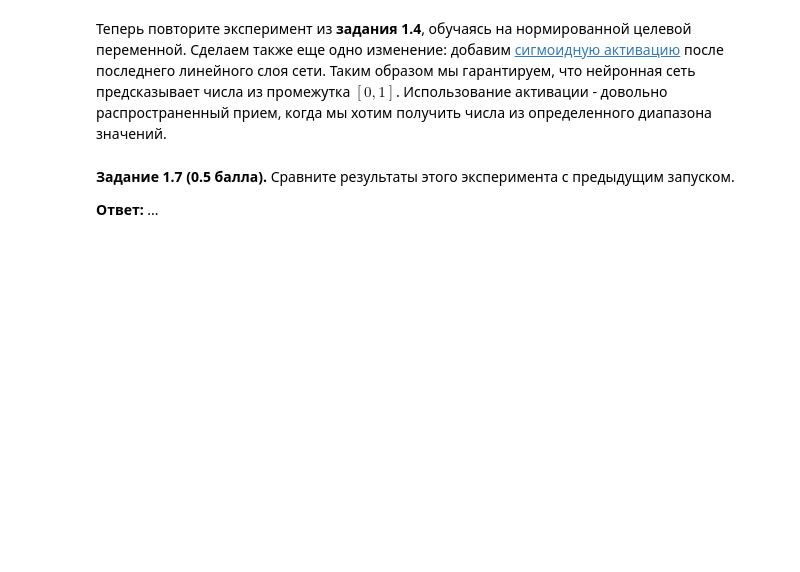
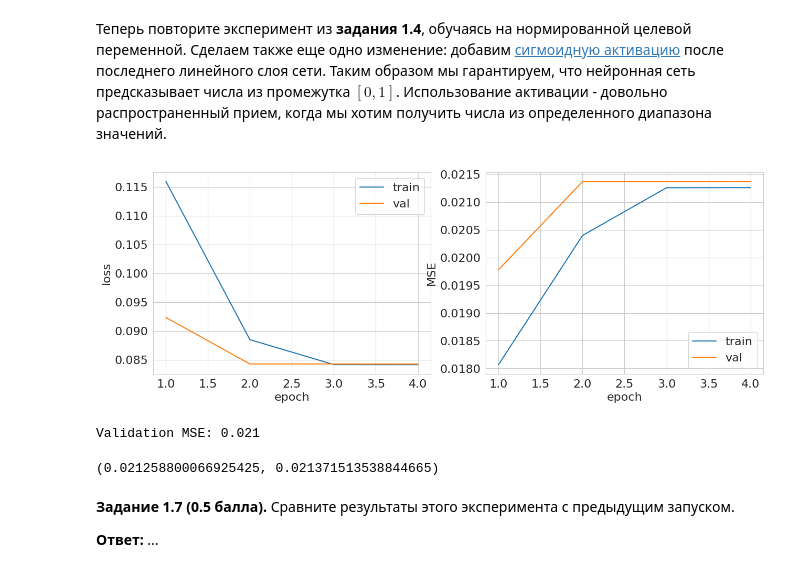
Before and after one commit to Kulikov17/MLDS_DL, a Jupyter notebook: HW1/mlp-light.ipynb, the cells around one changed output. Saved outputs shown, nothing was run; the diff lists cells and outputs as text; code cells hidden in the pictures; blank space fills up the shorter version.

```diff
--- a/HW1/mlp-light.ipynb
+++ b/HW1/mlp-light.ipynb
@@ -396,18 +394,16 @@ Validation MSE: 120.838
 # %% [markdown]
 **Задание 1.6 (0.75 балла).** Начнем с того, что попробуем отнормировать целевую переменную. Для этого воспользуемся min-max нормализацией, чтобы целевая переменная принимала значения от 0 до 1. Реализуйте функции `normalize` и `denormalize`, которые, соответственно, нормируют целевую переменную и применяют обратное преобразование. Минимум и максимум оцените по обучающей выборке (то есть эти константы должны быть фиксированными и не зависеть от передаваемой выборки).
 # %%
-def normalize(sample):
+def normalize(sample, min_val, max_val):
     '''
     Min-max normalization to convert sample to [0, 1] range
     '''
-    # YOUR CODE HERE (－.－)...zzzZZZzzzZZZ
-    pass
+    return (sample - min_val) / (max_val - min_val)
 
-def denormalize(sample):
+def denormalize(sample, min_val, max_val):
     '''
     Denormalize sample from [0, 1] to initial range
     '''
-    # YOUR CODE HERE (－.－)...zzzZZZzzzZZZ
-    pass
+    return (sample * (max_val - min_val) + min_val)
 # %% [markdown]
 Теперь повторите эксперимент из **задания 1.4**, обучаясь на нормированной целевой переменной. Сделаем также еще одно изменение: добавим [сигмоидную активацию](https://pytorch.org/docs/stable/generated/torch.nn.Sigmoid.html) после последнего линейного слоя сети. Таким образом мы гарантируем, что нейронная сеть предсказывает числа из промежутка $[0, 1]$. Использование активации - довольно распространенный прием, когда мы хотим получить числа из определенного диапазона значений.
@@ -414,2 +423,39 @@ def denormalize(sample):
 # %%
-# YOUR CODE HERE (－.－)...zzzZZZzzzZZZ
+num_epochs = 4
+model = SMLP().to(device)
+optimizer = torch.optim.SGD(model.parameters(), lr=1e-3, momentum=0.9)
+criterion = nn.MSELoss().to(device)
+
+X_train_tensor = torch.from_numpy(np.float32(X_train))
+X_val_tensor = torch.from_numpy(np.float32(X_val))
+
+
+y_train_le = le.transform(y_train)
+y_train_le_min = np.min(y_train_le)
+y_train_le_max = np.max(y_train_le)
+
+y_val_le = le.transform(y_val)
+
+y_train_norm = normalize(y_train_le, y_train_le_min, y_train_le_max)
+y_val_norm = normalize(y_val_le, y_train_le_min, y_train_le_max)
+
+y_train_tensor = torch.from_numpy(np.float32(y_train_norm.reshape(-1, 1)))
+y_val_tensor = torch.from_numpy(np.float32(y_val_norm.reshape(-1, 1)))
+
+train_dataset = TensorDataset(X_train_tensor, y_train_tensor)
+val_dataset = TensorDataset(X_val_tensor, y_val_tensor)
+
+train_loader = DataLoader(train_dataset, batch_size=64, shuffle=True, num_workers=4, pin_memory=True)
+val_loader = DataLoader(val_dataset, batch_size=64, shuffle=True, num_workers=4, pin_memory=True)
+# %%
+train_and_validate(model,
+                   optimizer,
+                   criterion,
+                   new_mse,
+                   train_loader,
+                   val_loader,
+                   num_epochs)
+# %% [output]
+[figure, added]
+Validation MSE: 0.021
+(0.021258800066925425, 0.021371513538844665)
```
Also changed, not shown: parts of 11 cells of this notebook.
